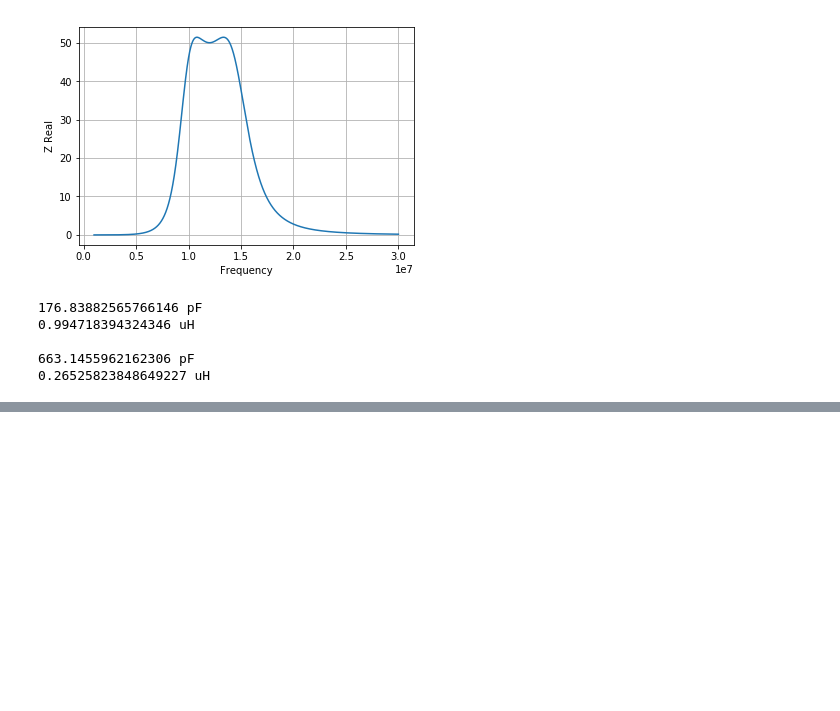
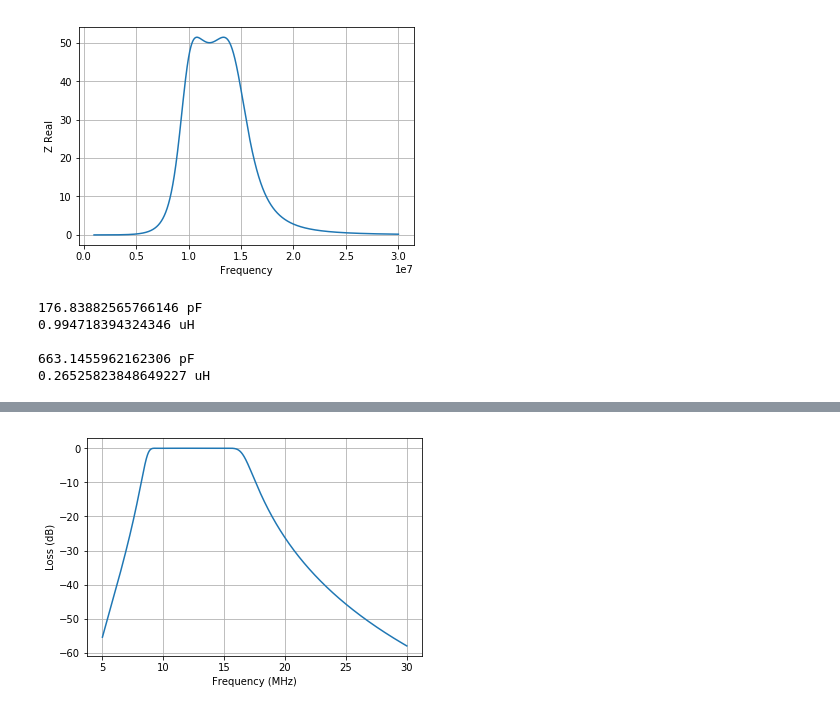
Before and after one commit to ttdoucet/impedance, a Jupyter notebook: impedance.ipynb, the cells around one changed output, grey strips where cells are left out. Drawn from its saved outputs; the diff is of its cells as text; code cells hidden in the pictures; blank space fills up the shorter version.

```diff
--- a/impedance.ipynb
+++ b/impedance.ipynb
@@ -132,7 +134,7 @@ def capacitor(freq, ohms):
     return Cap(1 / (2 * np.pi * freq * ohms))
 
 def inductor(freq, ohms):
-    "Inductor that has ohms reactance at freq"
+    "Inductor that has ohms reactance at afreq"
     return Coil(ohms / (2 * np.pi * freq))
 # %%
 R_out = Res(50)
@@ -176,0 +200,4 @@ print(L_12_20.val / uH, "uH")
+# %%
+fplot(bpf2, Rs=0, Rl=50, f_start=5*MHz)
+# %% [output]
+[figure, added]
```
Also changed, not shown: parts of 5 cells of this notebook.
